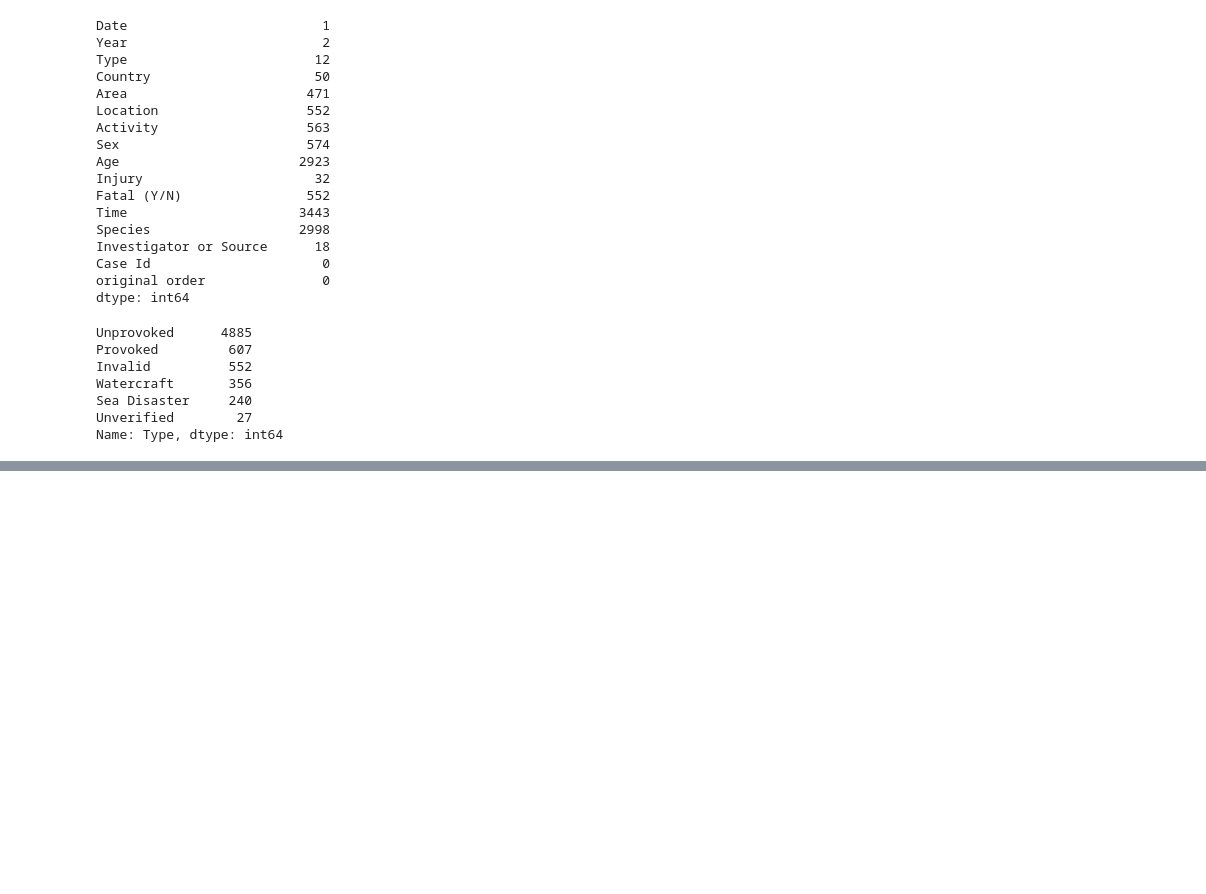
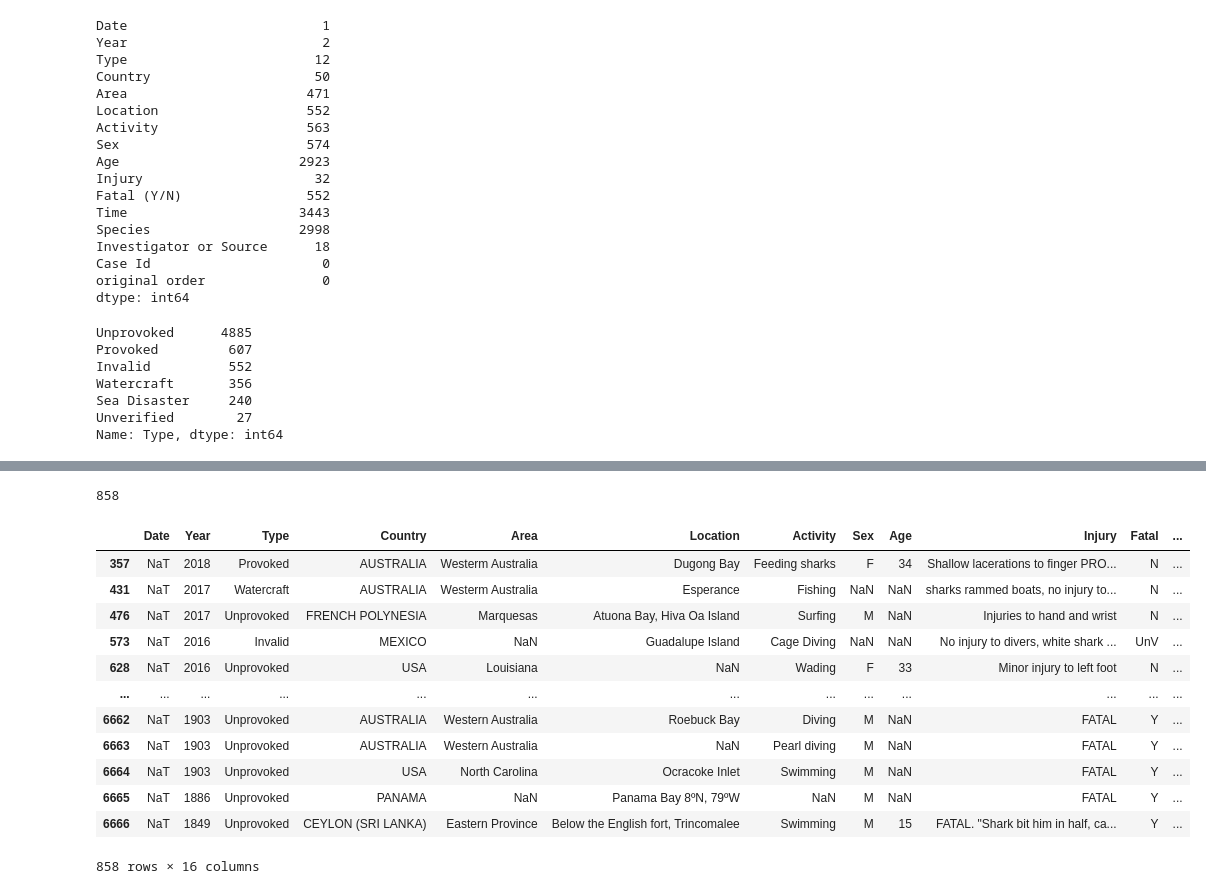
Before and after one commit to janaeam/Global-Shark-Attacks, a Jupyter notebook: Shark_Attack_Data.ipynb, the cells around one changed output, grey strips where cells are left out. Saved outputs shown, nothing was run; the diff lists cells and outputs as text; code cells hidden in the pictures; blank space fills up the shorter version.

```diff
--- a/Shark_Attack_Data.ipynb
+++ b/Shark_Attack_Data.ipynb
@@ -332,0 +1025,2 @@ sharks['original order'].count()
+# %%
+sharks_df = sharks_df.drop(sharks_df.index[6526])
@@ -332,0 +1033,3 @@ sharks['original order'].count()
+# %%
+oob = sharks_df.loc[sharks_df['Year'] <=1677, :]
+oob.count()
@@ -332,0 +1054,2 @@ sharks['original order'].count()
+# %%
+sharks_df.drop(oob.index, inplace=True)
@@ -332,0 +1076,22 @@ sharks['original order'].count()
+# %%
+sharks_df['Date'] = pd.to_datetime(sharks_df['Date'], format= '%d-%b-%Y', exact=False, infer_datetime_format=True, errors='coerce')
+# %%
+sharks_df['Date'].isna().sum()
+# %% [output]
+858
+# %%
+sharks_df.loc[sharks_df['Date'].isna(), :]
+# %% [output]
+|  | Date | Year | Type | Country | Area | Location | Activity | Sex | Age | Injury | Fatal | ... |
+| 357 | NaT | 2018 | Provoked | AUSTRALIA | Westerm Australia | Dugong Bay | Feeding sharks | F | 34 | Shallow lacerations to finger PRO... | N | ... |
+| 431 | NaT | 2017 | Watercraft | AUSTRALIA | Westerm Australia | Esperance | Fishing | NaN | NaN | sharks rammed boats, no injury to... | N | ... |
+| 476 | NaT | 2017 | Unprovoked | FRENCH POLYNESIA | Marquesas | Atuona Bay, Hiva Oa Island | Surfing | M | NaN | Injuries to hand and wrist | N | ... |
+| 573 | NaT | 2016 | Invalid | MEXICO | NaN | Guadalupe Island | Cage Diving | NaN | NaN | No injury to divers, white shark ... | UnV | ... |
+| 628 | NaT | 2016 | Unprovoked | USA | Louisiana | NaN | Wading | F | 33 | Minor injury to left foot | N | ... |
+| ... | ... | ... | ... | ... | ... | ... | ... | ... | ... | ... | ... | ... |
+| 6662 | NaT | 1903 | Unprovoked | AUSTRALIA | Western Australia | Roebuck Bay | Diving | M | NaN | FATAL | Y | ... |
+| 6663 | NaT | 1903 | Unprovoked | AUSTRALIA | Western Australia | NaN | Pearl diving | M | NaN | FATAL | Y | ... |
+| 6664 | NaT | 1903 | Unprovoked | USA | North Carolina | Ocracoke Inlet | Swimming | M | NaN | FATAL | Y | ... |
+| 6665 | NaT | 1886 | Unprovoked | PANAMA | NaN | Panama Bay 8ºN, 79ºW | NaN | M | NaN | FATAL | Y | ... |
+| 6666 | NaT | 1849 | Unprovoked | CEYLON (SRI LANKA) | Eastern Province | Below the English fort, Trincomalee | Swimming | M | 15 | FATAL. "Shark bit him in half, ca... | Y | ... |
+858 rows × 16 columns
```
Also changed, not shown: parts of 147 cells of this notebook.
